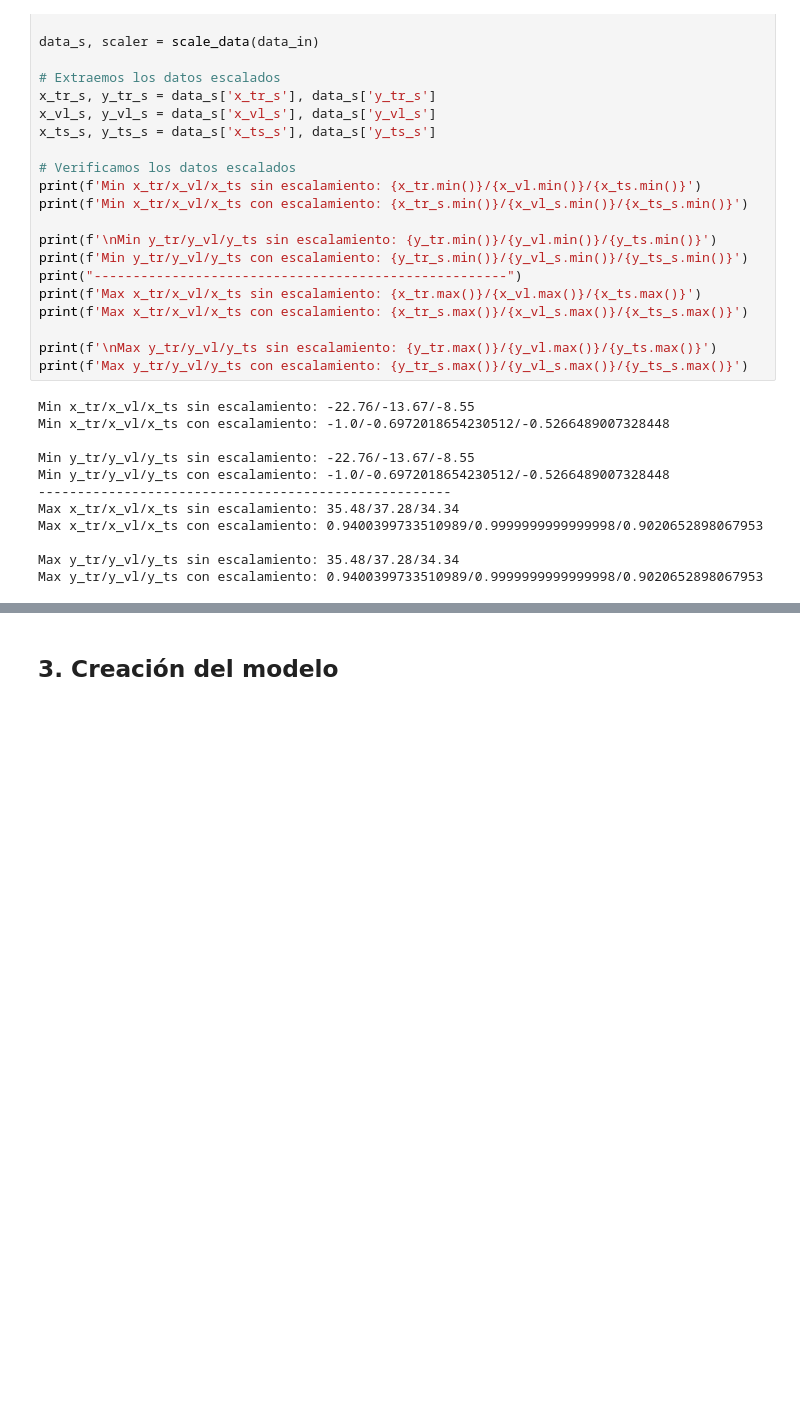
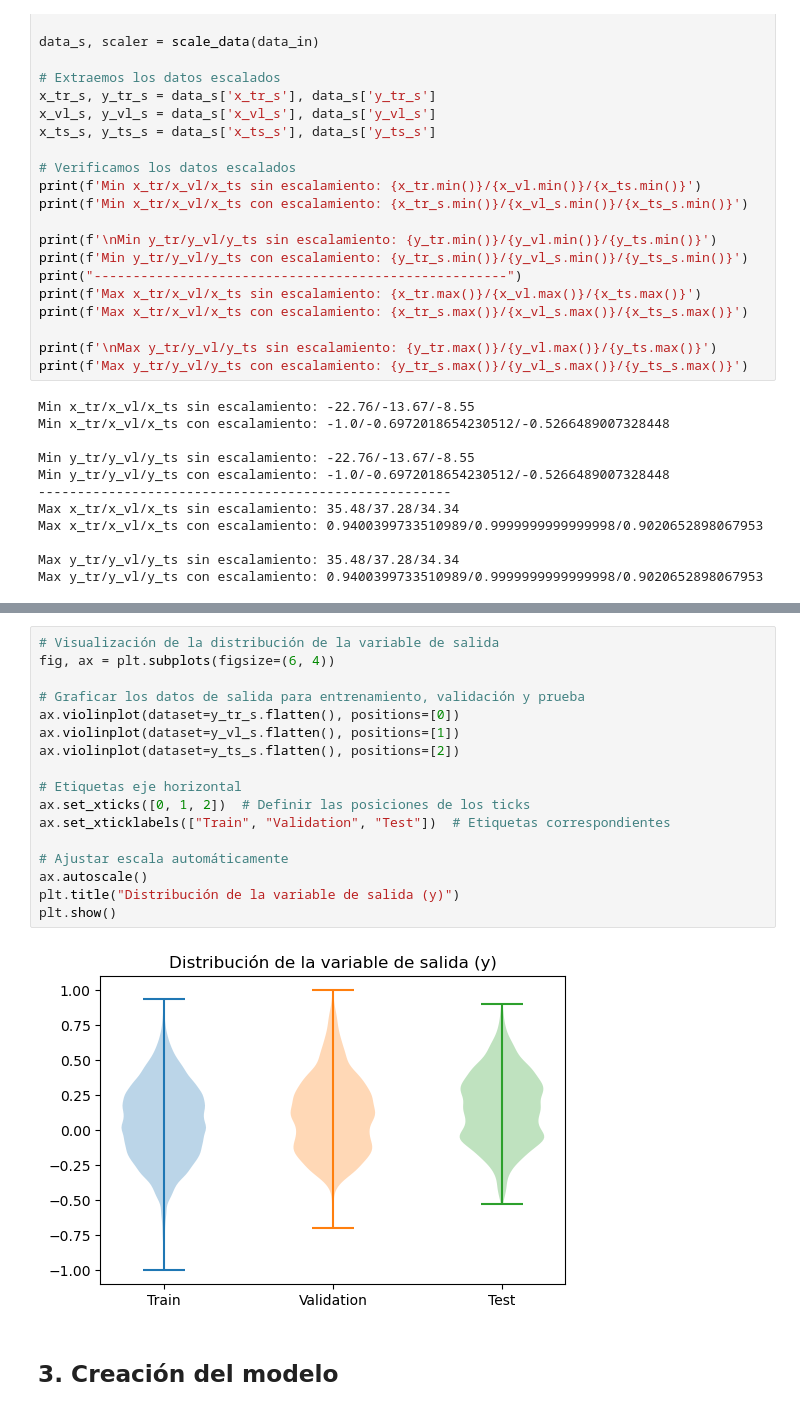
Before and after one commit to pelejebre/LSTM_weather_forecasting, a Jupyter notebook: 02.LSTM_univariado_unistep.ipynb, the cells around one changed output, grey strips where cells are left out. Drawn from its saved outputs; the diff is of its cells as text; blank space fills up the shorter version.

```diff
--- a/02.LSTM_univariado_unistep.ipynb
+++ b/02.LSTM_univariado_unistep.ipynb
@@ -168,3 +186,22 @@ Max y_tr/y_vl/y_ts con escalamiento: 0.9400399733510989/0.9999999999999998/0.902
+# %%
+# Visualización de la distribución de la variable de salida
+fig, ax = plt.subplots(figsize=(6, 4))
+
+# Graficar los datos de salida para entrenamiento, validación y prueba
+ax.violinplot(dataset=y_tr_s.flatten(), positions=[0])
+ax.violinplot(dataset=y_vl_s.flatten(), positions=[1])
+ax.violinplot(dataset=y_ts_s.flatten(), positions=[2])
+
+# Etiquetas eje horizontal
+ax.set_xticks([0, 1, 2])  # Definir las posiciones de los ticks
+ax.set_xticklabels(["Train", "Validation", "Test"])  # Etiquetas correspondientes
+
+# Ajustar escala automáticamente
+ax.autoscale()
+plt.title("Distribución de la variable de salida (y)")
+plt.show()
+# %% [output]
+[figure, added]
 # %% [markdown]
 ## 3. Creación del modelo
 # %%
```
Also changed, not shown: parts of 6 cells of this notebook.
